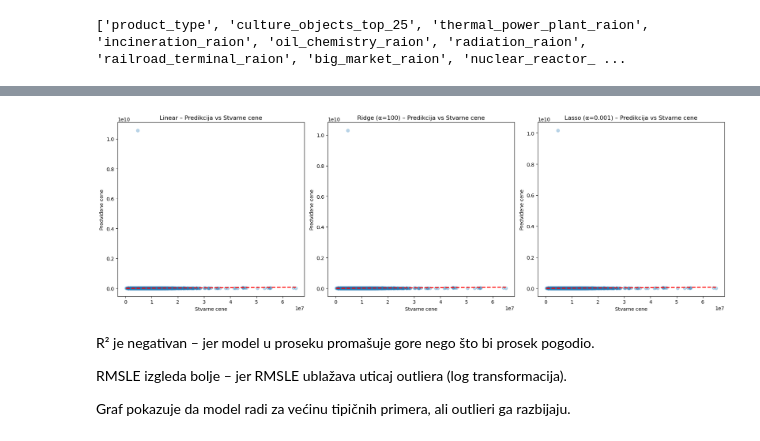
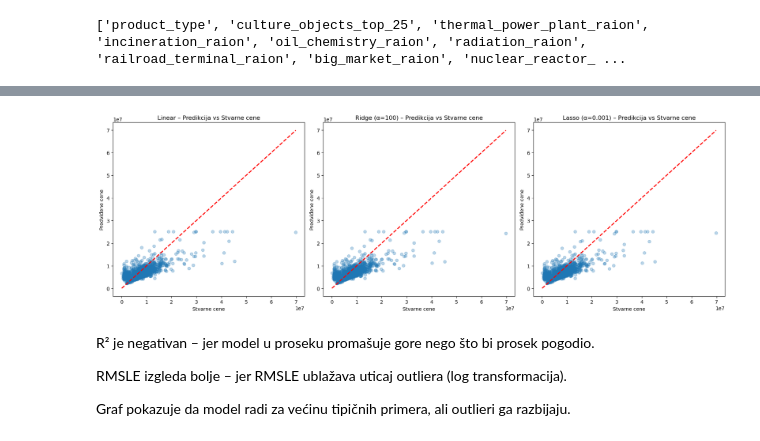
Before and after one commit to aleksaljujic/Sberbank-House-Pricing, a Jupyter notebook: Sberbank_Analiza.ipynb, the cells around one changed output, grey strips where cells are left out. Drawn from its saved outputs; the diff is of its cells as text; code cells hidden in the pictures.

```diff
--- a/Sberbank_Analiza.ipynb
+++ b/Sberbank_Analiza.ipynb
@@ -994,12 +972,14 @@ flags
  'big_church_far',
  'detention_far']
 # %%
-df_hight_corr = df[merge_cols(hight_corr_cols,["price_doc_log","price_doc"])]
-df_full = df
+y_target_cols = ["price_doc_log","price_doc"]
 
-df_hybrid1 = df[merge_cols(hight_corr_cols, flags,["price_doc_log","price_doc"])]
-df_hybrid2 = df[merge_cols(hight_corr_cols, flags, new_cols,["price_doc_log","price_doc"])]
-df_hybrid3 = df[merge_cols(hight_corr_cols, flags, new_cols, cat_cols,["price_doc_log","price_doc"])]
+df_hight_corr = df[merge_cols(hight_corr_cols,y_target_cols)]
+df_full = df.copy()
+
+df_hybrid1 = df[merge_cols(hight_corr_cols, flags,y_target_cols)]
+df_hybrid2 = df[merge_cols(hight_corr_cols, flags, new_cols,y_target_cols)]
+df_hybrid3 = df[merge_cols(hight_corr_cols, flags, new_cols, cat_cols,y_target_cols)]
 # %%
 df_hight_corr.dtypes.value_counts()
 # %% [output]
@@ -1329,11 +1303,16 @@ ridge_pipeline_scaled.fit(X_train, y_train)
 print("Broj kolona nakon preprocesiranja:",
       ridge_pipeline_scaled.named_steps["preprocessor"].transform(X_train).shape[1])
 
+
+
 # predikcije
 y_pred = ridge_pipeline_scaled.predict(X_test)
-y_pred = unlog(y_pred)
+
+lower, upper = np.percentile(y_train, [1, 99])  # ili min/max iz treninga
+y_pred_clipped = np.clip(y_pred, lower, upper)
+y_pred = unlog(y_pred_clipped)
 y_test_unlog = unlog(y_test)
 
 # evaluacija
-print(evaluate_regression(y_test_unlog, y_pred))
+print(evaluate_regression(y_test_unlog, unlog(y_pred_clipped)))
 # %% [output]
@@ -1363,9 +1342,11 @@ for alpha in [0.0001, 0.001, 0.01, 0.1, 1]:
     print("Broj kolona nakon preprocesiranja:",
           lasso_pipeline.named_steps["preprocessor"].transform(X_train).shape[1])
 
+    y_pred = lasso_pipeline.predict(X_test)
     # predikcije
-    y_pred = lasso_pipeline.predict(X_test)
-    y_pred = unlog(y_pred)
+    lower, upper = np.percentile(y_train, [1, 99])  # ili min/max iz treninga
+    y_pred_clipped = np.clip(y_pred, lower, upper)
+    y_pred = unlog(y_pred_clipped)
     y_test_unlog = unlog(y_test)
 
     # evaluacija
@@ -1428,7 +1409,9 @@ for alpha in [0.0001, 0.001, 0.01, 0.1, 1, 10]:
         model.fit(X_train, y_train)
 
         y_pred = model.predict(X_test)
-        y_pred = unlog(y_pred)
+        lower, upper = np.percentile(y_train, [1, 99])  # ili min/max iz treninga
+        y_pred_clipped = np.clip(y_pred, lower, upper)
+        y_pred = unlog(y_pred_clipped)
         y_test_unlog = unlog(y_test)
 
         metrics = evaluate_regression(y_test_unlog, y_pred)
@@ -1533,35 +1514,37 @@ plt.show()
 # %%
 models = {
     "Linear": LinearRegression(),
     "Ridge (α=100)": Ridge(alpha=100, random_state=42),
     "Lasso (α=0.001)": Lasso(alpha=0.001, random_state=42, max_iter=10000)
 }
 
 fig, axes = plt.subplots(1, 3, figsize=(18, 6))
 
 for ax, (name, model) in zip(axes, models.items()):
     pipeline = Pipeline(steps=[
         ("preprocessor", numeric_preprocessor_hybrid2),
         ("model", model)
     ])
     pipeline.fit(X_train, y_train)
 
     y_pred = pipeline.predict(X_test)
-    y_pred = unlog(y_pred)
-    y_true = unlog(y_test)
+    lower, upper = np.percentile(y_train, [1, 99])  # ili min/max iz treninga
+    y_pred_clipped = np.clip(y_pred, lower, upper)
+    y_pred = unlog(y_pred_clipped)
+    y_test_unlog = unlog(y_test)
 
     # scatter
-    ax.scatter(y_true, y_pred, alpha=0.3)
-    ax.plot([y_true.min(), y_true.max()], [y_true.min(), y_true.max()],
+    ax.scatter(y_test_unlog, y_pred, alpha=0.3)
+    ax.plot([y_test_unlog.min(), y_test_unlog.max()], [y_test_unlog.min(), y_test_unlog.max()],
             "r--", lw=2)
     ax.set_title(f"{name} – Predikcija vs Stvarne cene")
     ax.set_xlabel("Stvarne cene")
     ax.set_ylabel("Predviđene cene")
 
 plt.tight_layout()
 plt.show()
 # %% [output]
-[figure, old version]
+[figure, new version]
 # %% [markdown]
 R² je negativan – jer model u proseku promašuje gore nego što bi prosek pogodio.
 
```
Also changed, not shown: parts of 90 cells of this notebook.
